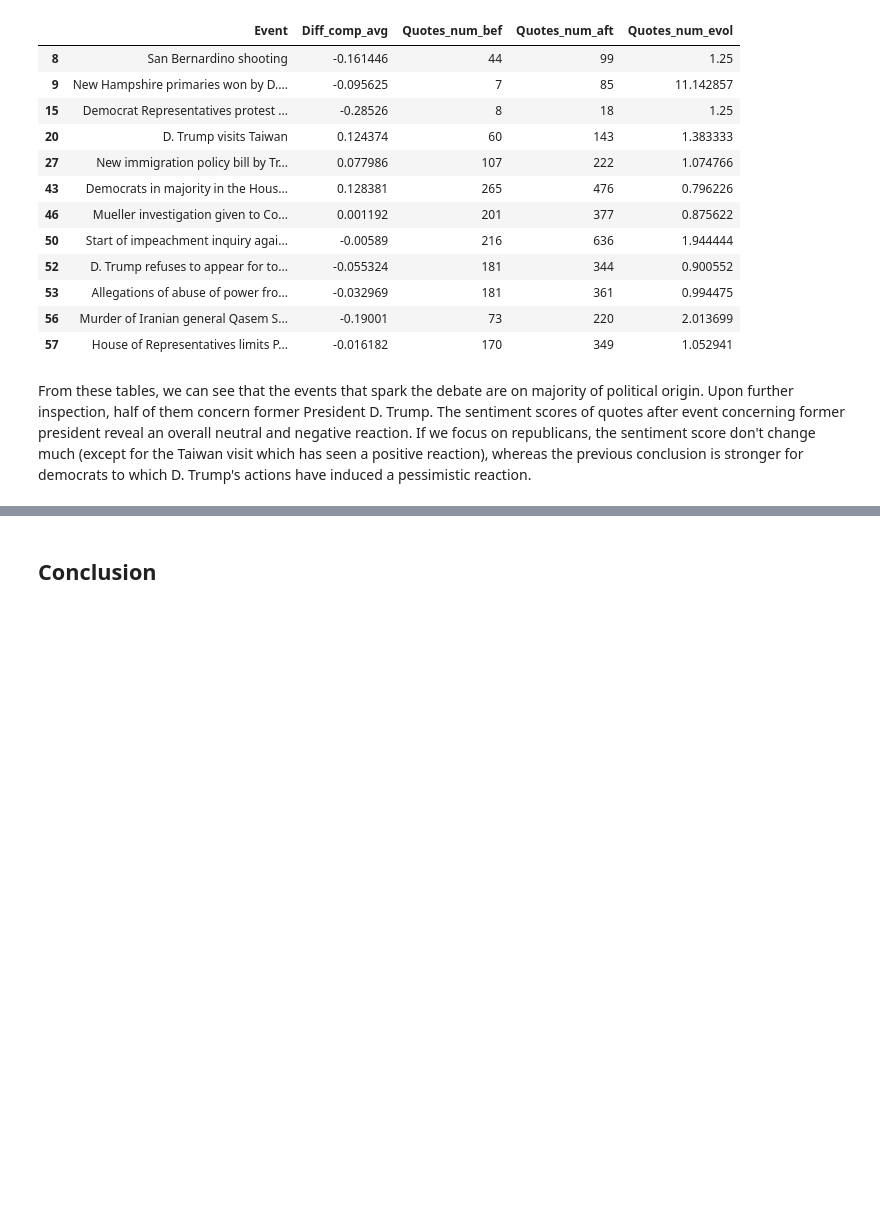
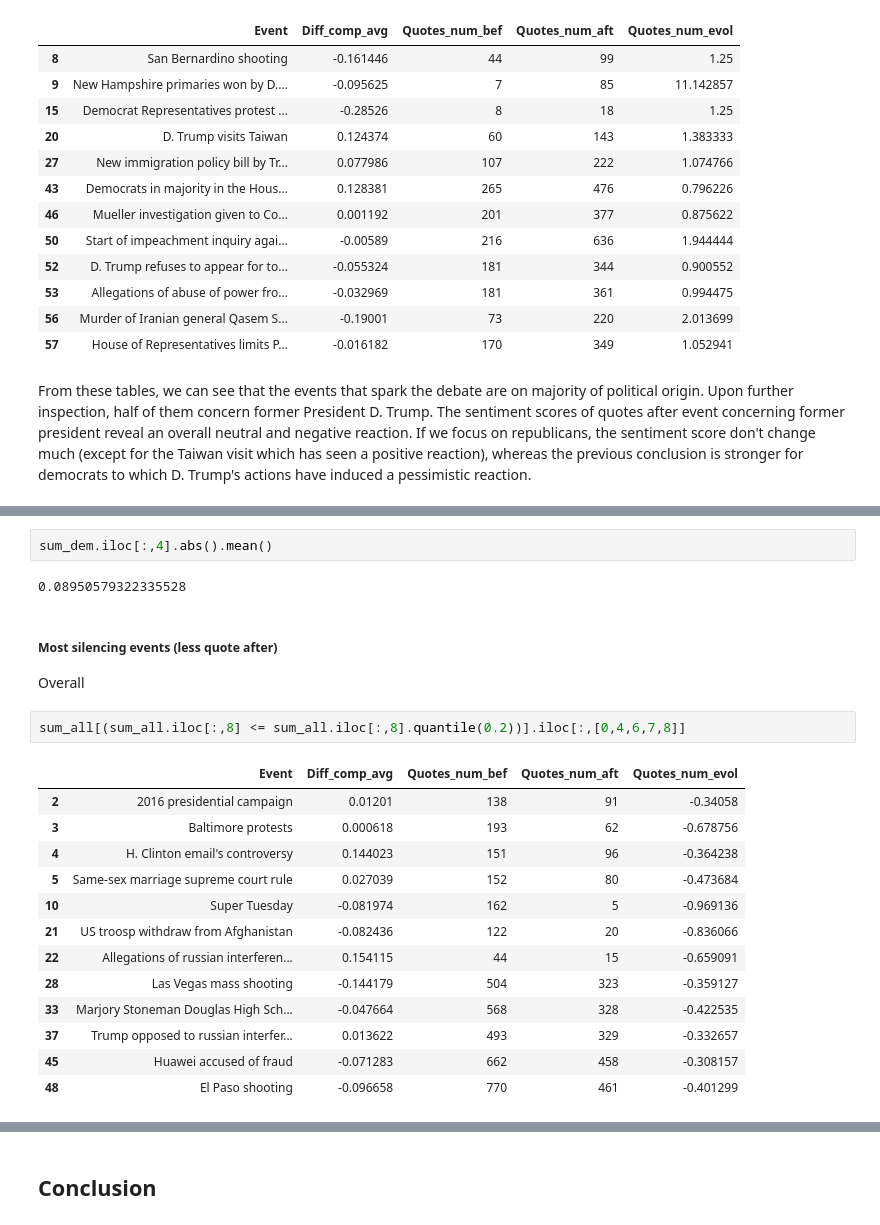
Before and after one commit to epfl-ada/ada-2021-project-apa, a Jupyter notebook: sentiment_eda.ipynb, the cells around one changed output, grey strips where cells are left out. Drawn from its saved outputs; the diff is of its cells as text; blank space fills up the shorter version.

```diff
--- a/sentiment_eda.ipynb
+++ b/sentiment_eda.ipynb
@@ -1185,0 +1244,23 @@ From these tables, we can see that the events that spark the debate are on major
+# %%
+sum_dem.iloc[:,4].abs().mean()
+# %% [output]
+0.08950579322335528
+# %% [markdown]
+##### Most silencing events (less quote after)
+Overall
+# %%
+sum_all[(sum_all.iloc[:,8] <= sum_all.iloc[:,8].quantile(0.2))].iloc[:,[0,4,6,7,8]]
+# %% [output]
+|  | Event | Diff_comp_avg | Quotes_num_bef | Quotes_num_aft | Quotes_num_evol |
+| 2 | 2016 presidential campaign | 0.01201 | 138 | 91 | -0.34058 |
+| 3 | Baltimore protests | 0.000618 | 193 | 62 | -0.678756 |
+| 4 | H. Clinton email's controversy | 0.144023 | 151 | 96 | -0.364238 |
+| 5 | Same-sex marriage supreme court rule | 0.027039 | 152 | 80 | -0.473684 |
+| 10 | Super Tuesday | -0.081974 | 162 | 5 | -0.969136 |
+| 21 | US troosp withdraw from Afghanistan | -0.082436 | 122 | 20 | -0.836066 |
+| 22 | Allegations of russian interferen... | 0.154115 | 44 | 15 | -0.659091 |
+| 28 | Las Vegas mass shooting | -0.144179 | 504 | 323 | -0.359127 |
+| 33 | Marjory Stoneman Douglas High Sch... | -0.047664 | 568 | 328 | -0.422535 |
+| 37 | Trump opposed to russian interfer... | 0.013622 | 493 | 329 | -0.332657 |
+| 45 | Huawei accused of fraud | -0.071283 | 662 | 458 | -0.308157 |
+| 48 | El Paso shooting | -0.096658 | 770 | 461 | -0.401299 |
```
Also changed, not shown: parts of 14 cells of this notebook, 5 other files.
